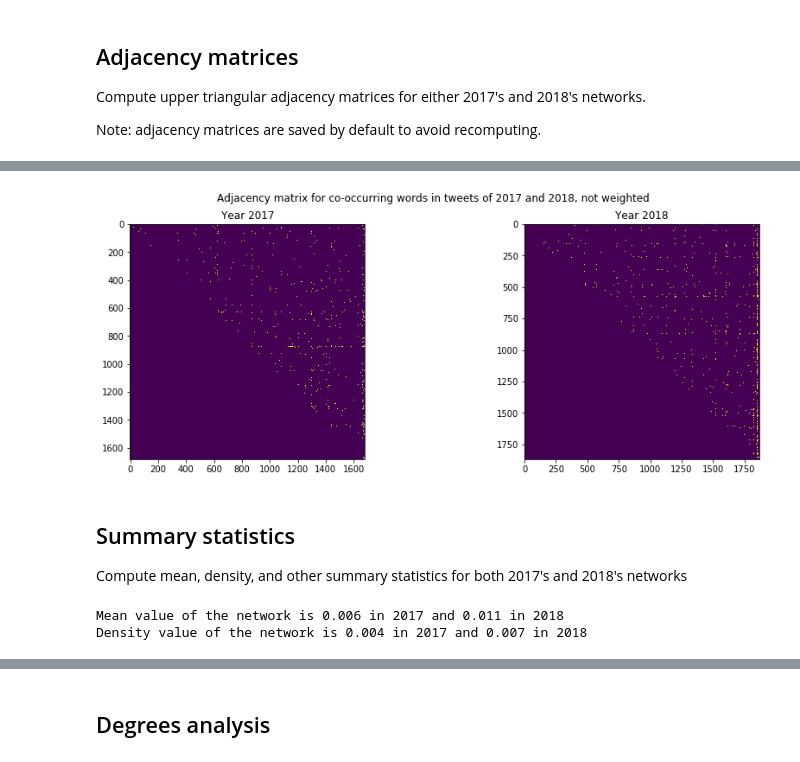
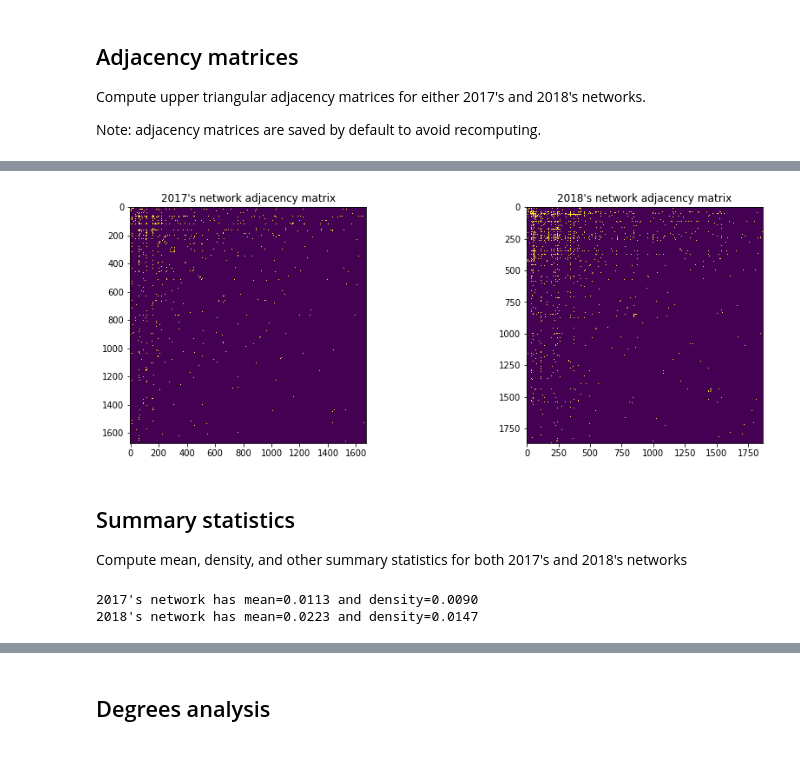
Before and after one commit to damiclem/feminism_network, a Jupyter notebook: analysis.ipynb, the cells around one changed output, grey strips where cells are left out. Drawn from its saved outputs; the diff is of its cells as text; code cells hidden in the pictures.

```diff
--- a/analysis.ipynb
+++ b/analysis.ipynb
@@ -116,0 +135,19 @@ edges_2018.head()
+# %%
+# Define edges for 2017 and 2018 (as Pandas DataFrames)
+edges = dict()
+# Define edges for each network
+for y in years:
+    # Get id of tweets for current year
+    tweet_ids = tweets.id_str[tweets.created_at.dt.year == y]
+    # Compute edges for current year
+    edges[y] = get_edges(words[words.tweet.isin(tweet_ids)])
+# %%
+# Save all to disk
+
+# Save vocabularies
+np.save('data/edges_w2i.npy', w2i)  # Save tuple to index vocabulary
+np.save('data/edges_i2w.npy', i2w)  # Save index to tuple vocabulary
+
+# Save edges to disk each edge list
+for y in years:
+    edges[y].to_csv('data/database/edges_{:d}.csv'.format(y), index=False)
@@ -166,37 +190,47 @@ Adjacency matrix for tweets in 2018
+# %%
+# Define networks container
+network = dict()
+# Create newtorks
+for y in years:
+    network[y] = nx.from_pandas_edgelist(edges[y], source='node_x', target='node_y',
+                                         edge_attr='counts', create_using=nx.Graph)
+# %%
+# Get numpy adjacency matrices
+adj_matrix = dict()
+for y in years:
+    adj_matrix[y] = nx.to_numpy_matrix(network[y], weight='counts')
 # %%
 # Show adjacency matrices
 fig, axs = plt.subplots(1, 2, figsize=(15, 5))
-_ = fig.suptitle('Adjacency matrix for co-occurring words in tweets of 2017 and 2018, not weighted')
-_ = axs[0].set_title('Year 2017')
-_ = axs[0].imshow(np.minimum(X_2017, np.ones(X_2017.shape)), cmap='viridis')
-_ = axs[1].set_title('Year 2018')
-_ = axs[1].imshow(np.minimum(X_2018, np.ones(X_2018.shape)), cmap='viridis')
+# Print adjacency matrix for each network
+for i, y in enumerate(years):
+    _ = axs[i].set_title('{:d}\'s network adjacency matrix'.format(y))
+    _ = axs[i].imshow(np.minimum(adj_matrix[y], np.ones(adj_matrix[y].shape)))
 _ = plt.show()
 # %% [output]
-[figure, old version]
+[figure, new version]
 # %% [markdown]
 ## Summary statistics
 
 Compute mean, density, and other summary statistics for both 2017's and 2018's networks
-# %%
-# Summary statistics
-
-# Mean
-mean_2017 = X_2017.sum().sum() / (X_2017.shape[0] * (X_2017.shape[0] - 1))
-mean_2018 = X_2018.sum().sum() / (X_2018.shape[0] * (X_2018.shape[0] - 1))
-
-# Density
-density_2017 = np.minimum(X_2017, np.ones(X_2017.shape)).sum().sum()
-density_2017 /= (X_2017.shape[0] * (X_2017.shape[0] - 1))
-density_2018 = np.minimum(X_2018, np.ones(X_2018.shape)).sum().sum()
-density_2018 /= (X_2018.shape[0] * (X_2018.shape[0] - 1))
-
-# Print out
-print('Mean value of the network is {:.03f} in 2017 and {:.03f} in 2018'.format(mean_2017, mean_2018))
-print('Density value of the network is {:.03f} in 2017 and {:.03f} in 2018'.format(density_2017, density_2018))
-# %% [output]
-Mean value of the network is 0.006 in 2017 and 0.011 in 2018
-Density value of the network is 0.004 in 2017 and 0.007 in 2018
+# %%
+# Initialize summary statistics
+mean = {}
+density = {}
+
+# Compute mean and density
+for y in years:
+    x = adj_matrix[y]  # Get adjacency matrix for current network
+    n = x.shape[0]  # Get dimension of the adjacency matrix
+    mean[y] = x.sum().sum() / (n * (n - 1))
+    density[y] = np.minimum(x, np.ones((n, n))).sum().sum() / (n * (n - 1))
+
+# Print out results
+for y in years:
+    print('{:d}\'s network has mean={:.04f} and density={:.04f}'.format(y, mean[y], density[y]))
+# %% [output]
+2017's network has mean=0.0113 and density=0.0090
+2018's network has mean=0.0223 and density=0.0147
 # %%
 # Show summary statistics graphically
 fig, axs = plt.subplots(1, 2, figsize=(15, 5))
```
Also changed, not shown: parts of 43 cells of this notebook, 11 other files.
